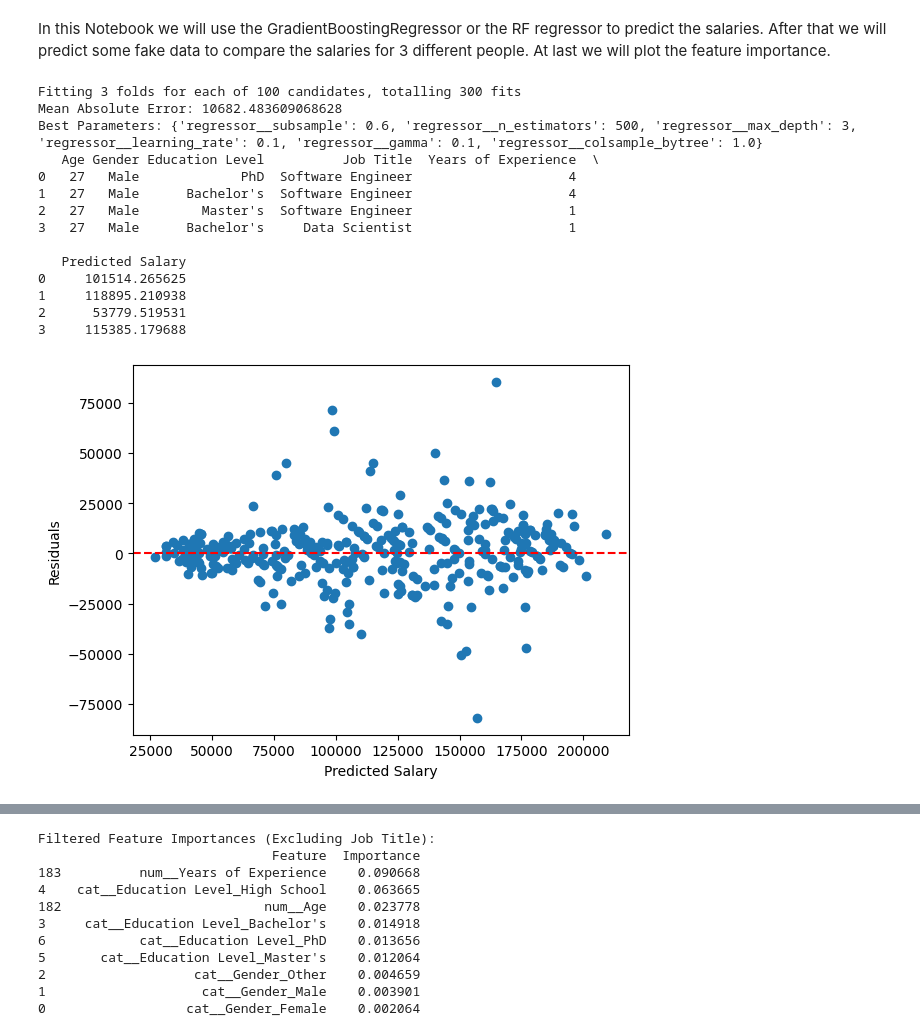
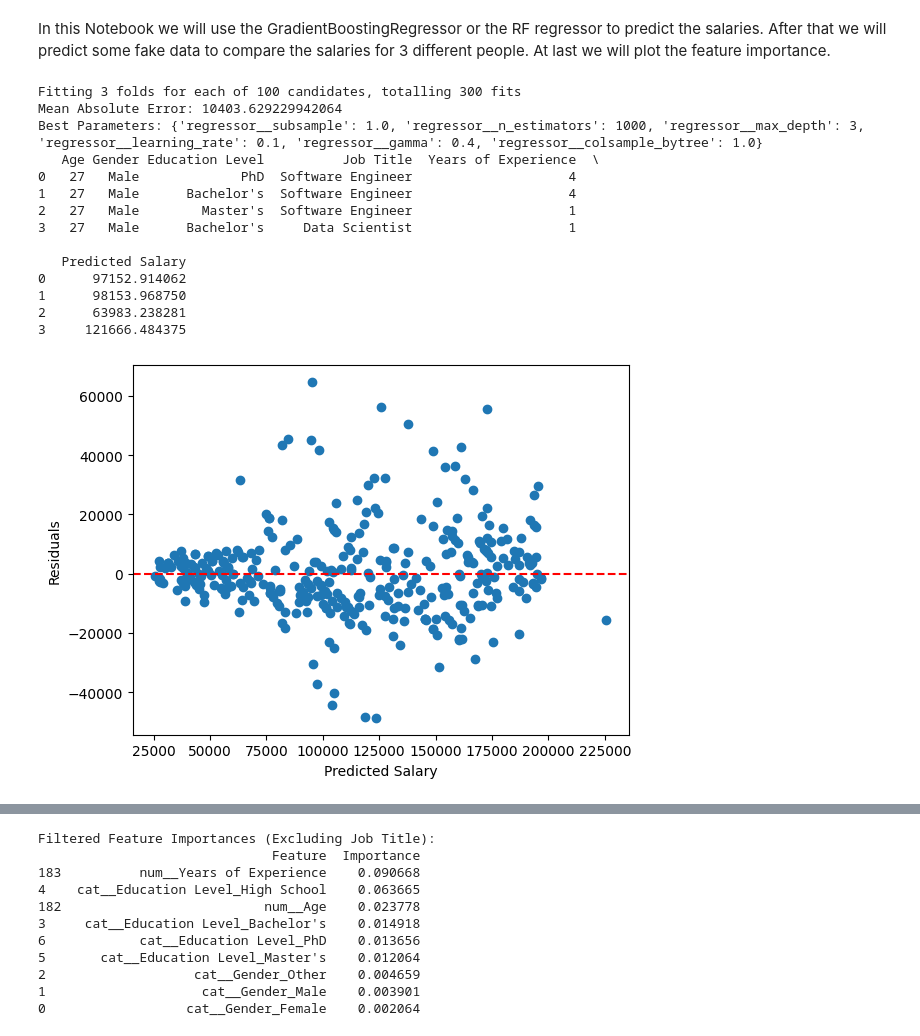
Before and after one commit to CarloRobbiani/ml_project, a Jupyter notebook: Salary new dataset/fake_data_pred.ipynb, the cells around one changed output, grey strips where cells are left out. Saved outputs shown, nothing was run; the diff lists cells and outputs as text; code cells hidden in the pictures.

```diff
--- a/Salary new dataset/fake_data_pred.ipynb
+++ b/Salary new dataset/fake_data_pred.ipynb
@@ -23,6 +23,7 @@ df['Education Level'] = df['Education Level'].replace("Master's Degree", "Master
 df = df.dropna()
 df.drop_duplicates(inplace=True)
 df = df[df["Salary"] > 10000]
+df = df[df["Salary"] < 230000]
 
 
 
@@ -99,40 +100,40 @@ print("Best Parameters:", search.best_params_)
 
 # Example fake data for prediction
 fake_data = pd.DataFrame({
     'Age': [27, 27, 27, 27],
     'Gender': ['Male', 'Male', 'Male', "Male"],
     'Education Level': ["PhD", "Bachelor's", "Master's", "Bachelor's"],
     'Job Title': ['Software Engineer', 'Software Engineer', 'Software Engineer', "Data Scientist"],
     'Years of Experience': [4, 4, 1, 1]
 })
 
 
 # Predict salaries for fake data
 predicted_salaries = best_model.predict(fake_data)
 fake_data['Predicted Salary'] = predicted_salaries
 
 print(fake_data)
 plt.scatter(predictions, y_test - predictions)
 plt.axhline(y=0, color='r', linestyle='--')
 plt.xlabel('Predicted Salary')
 plt.ylabel('Residuals')
 plt.show()
 # %% [output]
 Fitting 3 folds for each of 100 candidates, totalling 300 fits
-Mean Absolute Error: 10682.483609068628
-Best Parameters: {'regressor__subsample': 0.6, 'regressor__n_estimators': 500, 'regressor__max_depth': 3, 'regressor__learning_rate': 0.1, 'regressor__gamma': 0.1, 'regressor__colsample_bytree': 1.0}
+Mean Absolute Error: 10403.629229942064
+Best Parameters: {'regressor__subsample': 1.0, 'regressor__n_estimators': 1000, 'regressor__max_depth': 3, 'regressor__learning_rate': 0.1, 'regressor__gamma': 0.4, 'regressor__colsample_bytree': 1.0}
    Age Gender Education Level          Job Title  Years of Experience  \
 0   27   Male             PhD  Software Engineer                    4
 1   27   Male      Bachelor's  Software Engineer                    4
 2   27   Male        Master's  Software Engineer                    1
 3   27   Male      Bachelor's     Data Scientist                    1
 
    Predicted Salary
-0     101514.265625
-1     118895.210938
-2      53779.519531
-3     115385.179688
+0      97152.914062
+1      98153.968750
+2      63983.238281
+3     121666.484375
-[figure, old version]
+[figure, new version]
 # %%
 #Create a comparison of the three people
 import pandas as pd
```
Also changed, not shown: parts of 2 cells of this notebook.
